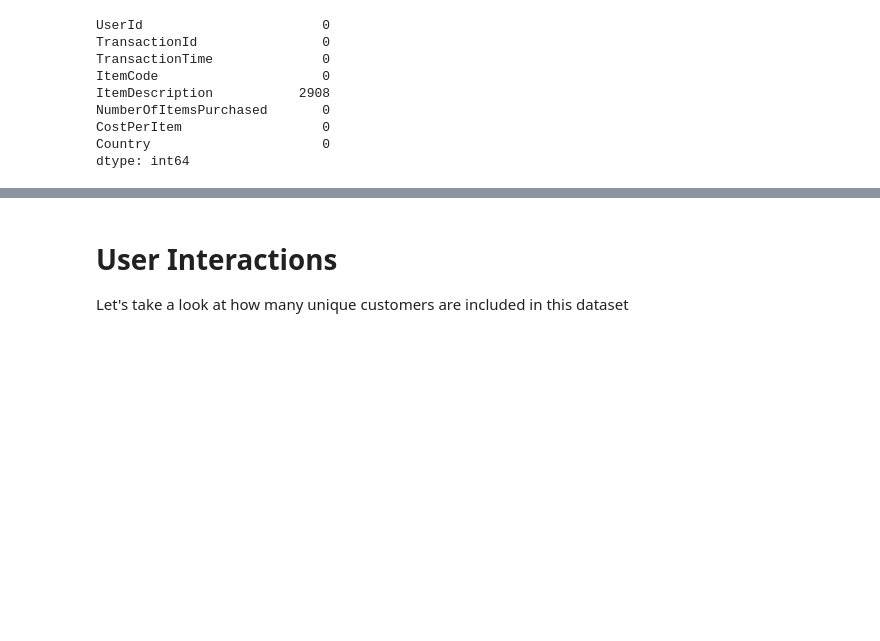
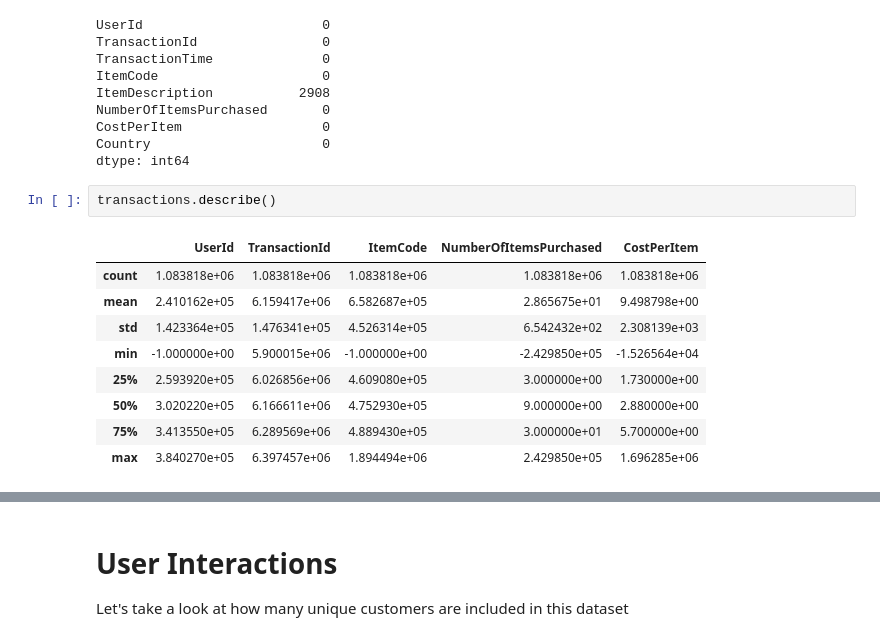
Before and after one commit to HSV-AI/product-recommendation, a Jupyter notebook: notebooks/vipin20-Transaction-Data-EDA.ipynb, the cells around one changed output, grey strips where cells are left out. Drawn from its saved outputs; the diff is of its cells as text; blank space fills up the shorter version.

```diff
--- a/notebooks/vipin20-Transaction-Data-EDA.ipynb
+++ b/notebooks/vipin20-Transaction-Data-EDA.ipynb
@@ -83,3 +81,15 @@ NumberOfItemsPurchased       0
 CostPerItem                  0
 Country                      0
 dtype: int64
+# %%
+transactions.describe()
+# %% [output]
+|  | UserId | TransactionId | ItemCode | NumberOfItemsPurchased | CostPerItem |
+| count | 1.083818e+06 | 1.083818e+06 | 1.083818e+06 | 1.083818e+06 | 1.083818e+06 |
+| mean | 2.410162e+05 | 6.159417e+06 | 6.582687e+05 | 2.865675e+01 | 9.498798e+00 |
+| std | 1.423364e+05 | 1.476341e+05 | 4.526314e+05 | 6.542432e+02 | 2.308139e+03 |
+| min | -1.000000e+00 | 5.900015e+06 | -1.000000e+00 | -2.429850e+05 | -1.526564e+04 |
+| 25% | 2.593920e+05 | 6.026856e+06 | 4.609080e+05 | 3.000000e+00 | 1.730000e+00 |
+| 50% | 3.020220e+05 | 6.166611e+06 | 4.752930e+05 | 9.000000e+00 | 2.880000e+00 |
+| 75% | 3.413550e+05 | 6.289569e+06 | 4.889430e+05 | 3.000000e+01 | 5.700000e+00 |
+| max | 3.840270e+05 | 6.397457e+06 | 1.894494e+06 | 2.429850e+05 | 1.696285e+06 |
```
Also changed, not shown: parts of 19 cells of this notebook, 8 other files.
